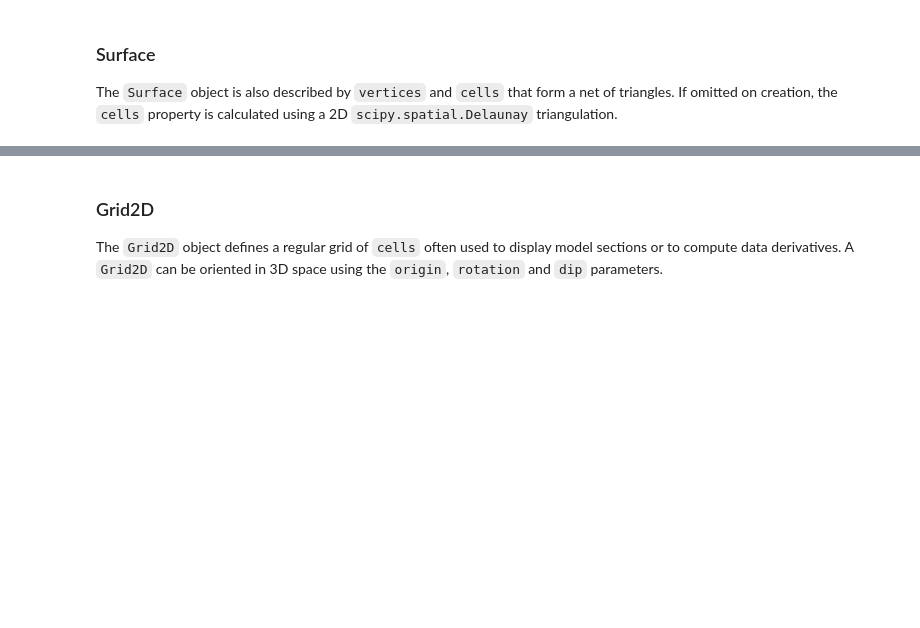
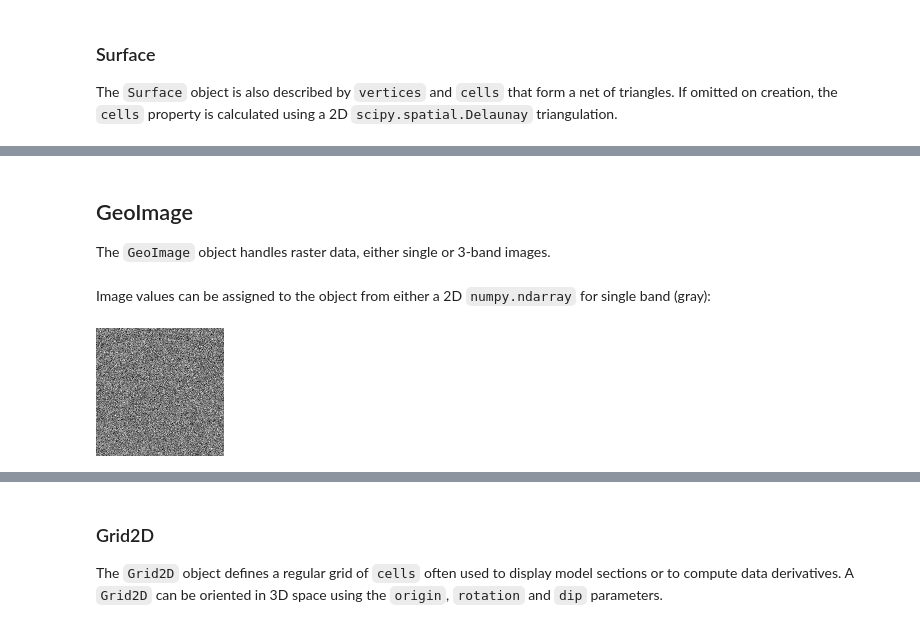
Before and after one commit to MiraGeoscience/geoh5py, a Jupyter notebook: docs/content/user_guide/core_entities.ipynb, the cells around one changed output, grey strips where cells are left out. Saved outputs shown, nothing was run; the diff lists cells and outputs as text; code cells hidden in the pictures; blank space fills up the shorter version.

```diff
--- a/docs/content/user_guide/core_entities.ipynb
+++ b/docs/content/user_guide/core_entities.ipynb
@@ -135,3 +138,18 @@ surface = Surface.create(
 )
 # %% [markdown]
 ![surface](./images/surface.png){width="50%"}
+# %% [markdown]
+## GeoImage
+
+The `GeoImage` object handles raster data, either single or 3-band images.
+# %%
+from geoh5py.objects import GeoImage
+
+geoimage = GeoImage.create(workspace)
+# %% [markdown]
+Image values can be assigned to the object from either a 2D `numpy.ndarray` for single band (gray):
+# %%
+geoimage.image = np.random.randn(128, 128)
+display(geoimage.image)
+# %% [output]
+[figure, added]
```
Also changed, not shown: parts of 9 cells of this notebook, 4 other files.
